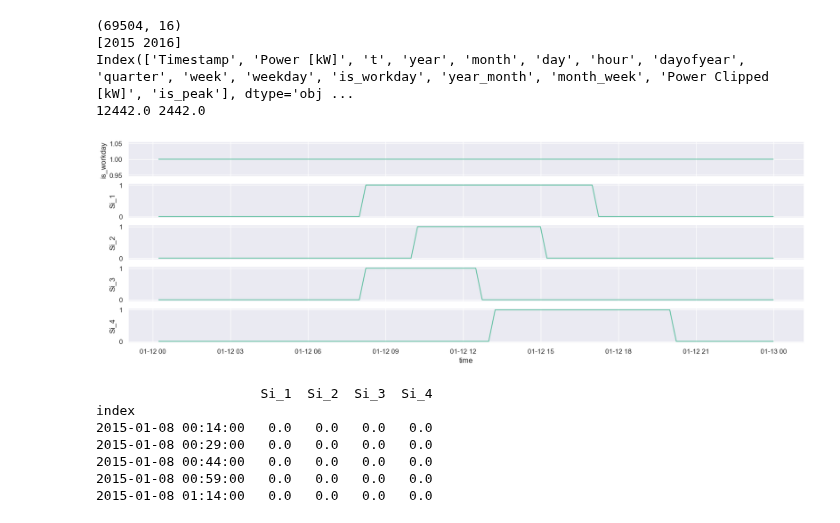
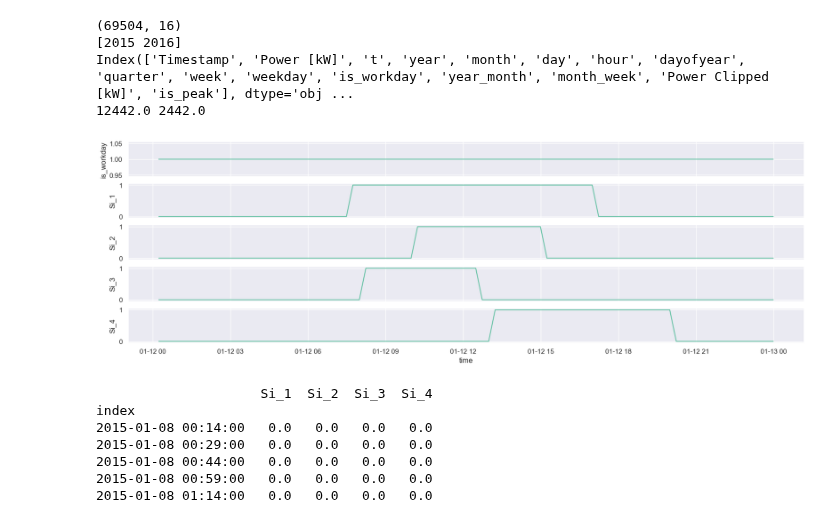
Before and after one commit to cimadure/ene8230, a Jupyter notebook: project.ipynb, the cells around one changed output. Saved outputs shown, nothing was run; the diff lists cells and outputs as text; code cells hidden in the pictures.

```diff
--- a/project.ipynb
+++ b/project.ipynb
@@ -60,38 +60,38 @@ df['time'] = df.index
 en = df[(df['dayofyear'] == 12) & (df['year'] == 2015)]
 
 sig = generate_Si(df,
-                 start=['08:00', '10:00', '08:00', '13:00'],
+                 start=['07:30', '10:00', '08:00', '13:00'],
                  stop=['17:00', '15:00', '12:30', '20:00'],name='Si_')
 
 en = pd.concat([en, sig], axis=1)
 
 title = "Connections lors d'une journée"
 what= 'time'
 
 sns.set_theme(style="darkgrid",palette='Set2')
 
 fig, axs = plt.subplots(nrows=5, figsize=figure_size, sharex=True)
 g = sns.lineplot(x=what, y='is_workday', estimator='max', data=en,  ax=axs[0])
 g = sns.lineplot(x=what, y='Si_1', estimator='max', data=en, ax=axs[1])
 g = sns.lineplot(x=what, y='Si_2', estimator='max', data=en, ax=axs[2])
 g = sns.lineplot(x=what, y='Si_3', estimator='max', data=en, ax=axs[3])
 g = sns.lineplot(x=what, y='Si_4', estimator='max', data=en, ax=axs[4])
 for char in invalid:
 	filename = title.replace(char, '_')+'.png'
 filename = Path(save_dir,filename)
 plt.show()
 fig.savefig(filename, format='png', dpi=100, bbox_inches='tight')
 
 
 for char in invalid:
 	filename = title.replace(char, '_')+'.png'
 filename = Path(save_dir,filename)
 
 axs[0].title.set_text(title)
 plt.show()
 fig.savefig(filename, format='png', dpi=100, bbox_inches='tight')
 # %% [output]
-[figure, old version]
+[figure, new version]
 # %%
 en = df[(df['month'] == 12) & (df['year'] == 2015)]
 
```
Also changed, not shown: parts of 12 cells of this notebook, 1 other file.
